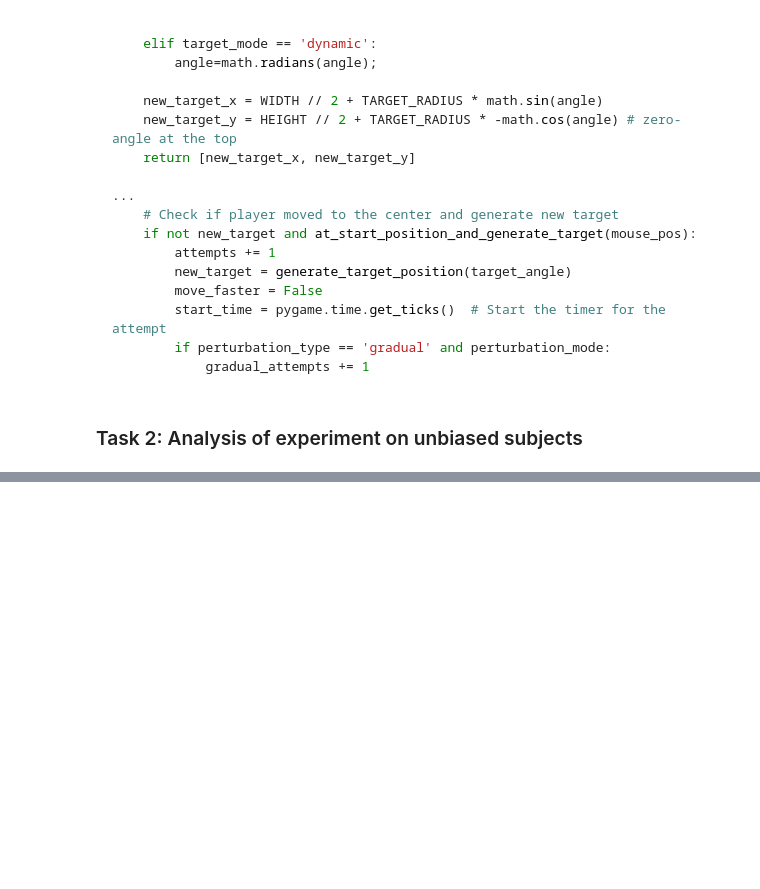
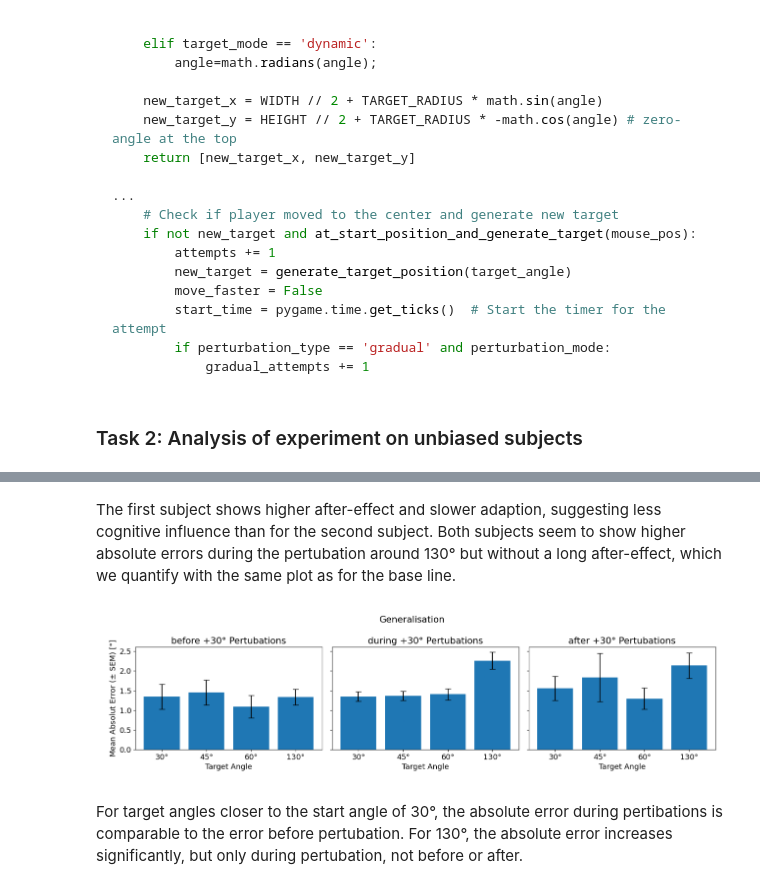
Before and after one commit to m-abbas-ansari/Neural-Modelling-24, a Jupyter notebook: Generalisation Task/ Reaching_Task_2025_Ex2_Abbas_Kai.ipynb, the cells around one changed output, grey strips where cells are left out. Saved outputs shown, nothing was run; the diff lists cells and outputs as text; code cells hidden in the pictures; blank space fills up the shorter version.

```diff
--- a/Generalisation Task/ Reaching_Task_2025_Ex2_Abbas_Kai.ipynb
+++ b/Generalisation Task/ Reaching_Task_2025_Ex2_Abbas_Kai.ipynb
@@ -114,0 +170,15 @@ def generate_target_position(angle=None):
+# %% [markdown]
+The first subject shows higher after-effect and slower adaption, suggesting less cognitive influence than for the second subject. Both subjects seem to show higher absolute errors during the pertubation around 130° but without a long after-effect, which we quantify with the same plot as for the base line.
+# %%
+# better plot
+error_bar_plot = plt.imread("error_bars_gen.png")
+
+plt.figure(figsize=(13, 4))
+plt.imshow(error_bar_plot)
+plt.axis("off")
+plt.tight_layout()
+plt.show()
+# %% [output]
+[figure, added]
+# %% [markdown]
+For target angles closer to the start angle of 30°, the absolute error during pertibations is comparable to the error before pertubation. For 130°, the absolute error increases significantly, but only during pertubation, not before or after.
```
Also changed, not shown: parts of 14 cells of this notebook, 10 other files.
